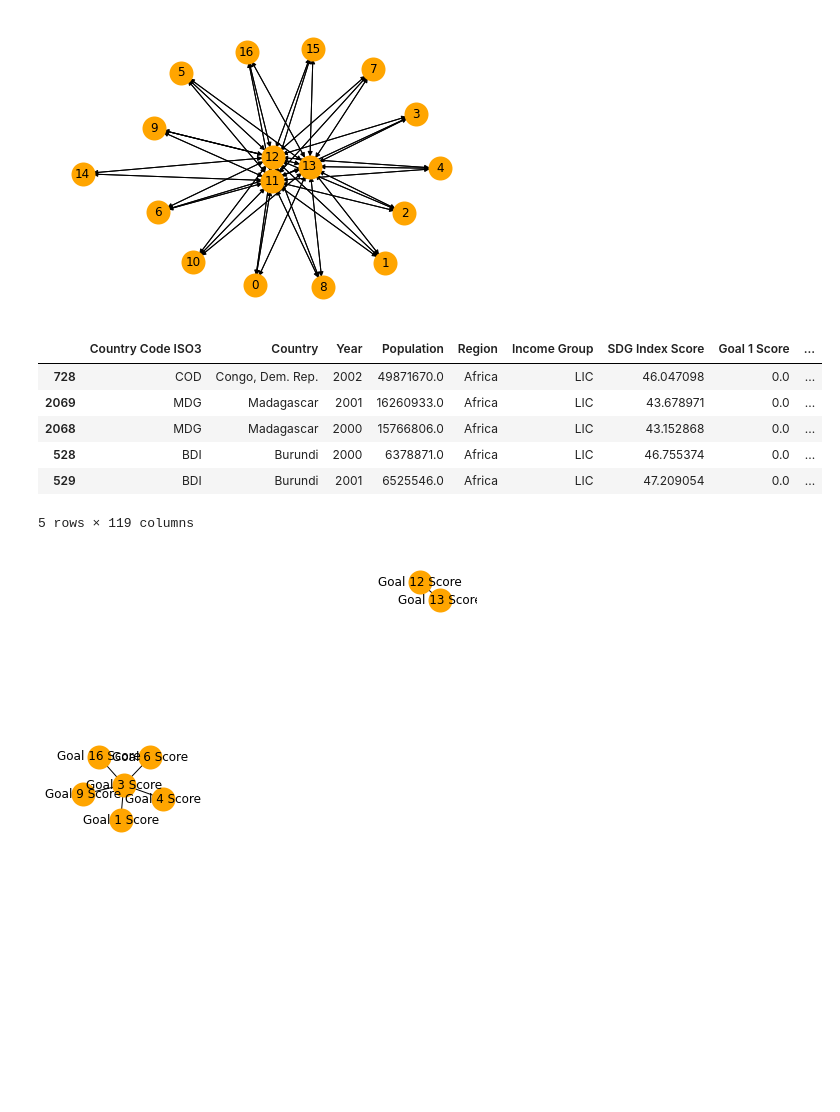
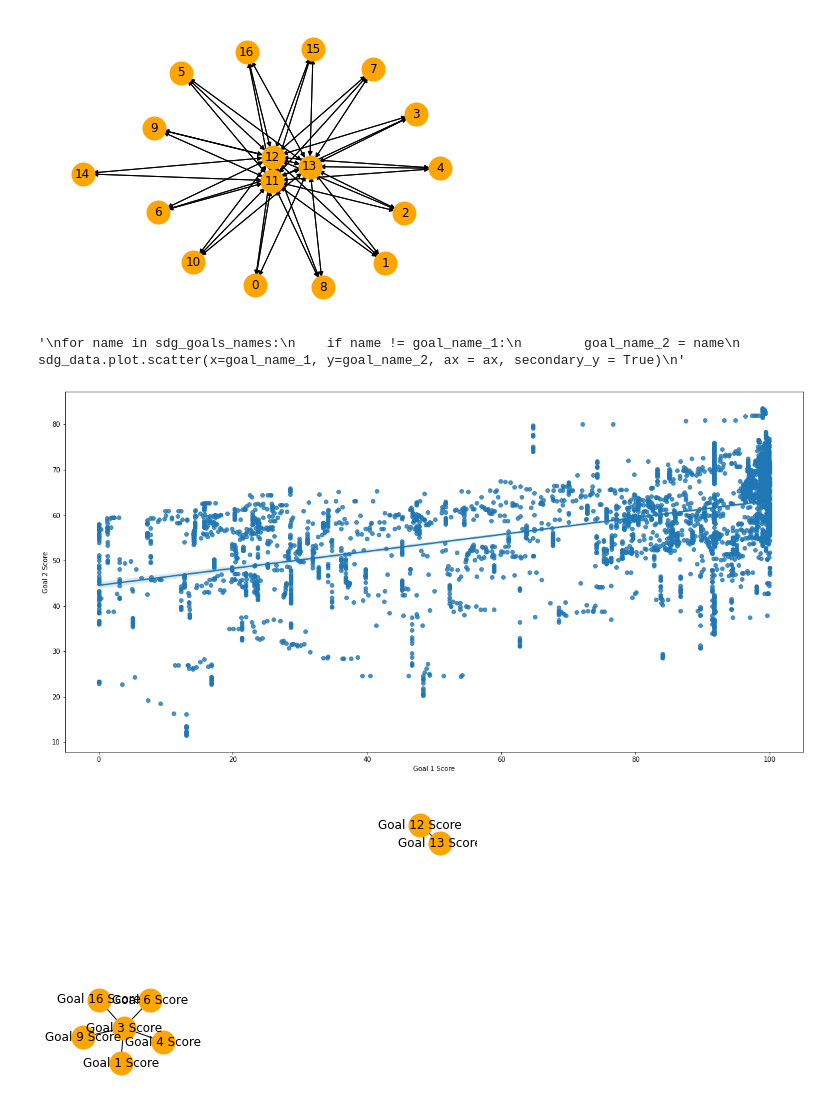
Before and after one commit to ericssimpson/sustainable-development-modeling, a Jupyter notebook: sdg_analysis.ipynb, the cells around one changed output. Saved outputs shown, nothing was run; the diff lists cells and outputs as text; code cells hidden in the pictures; blank space fills up the shorter version.

```diff
--- a/sdg_analysis.ipynb
+++ b/sdg_analysis.ipynb
@@ -90,17 +91,21 @@ graph = graph.to_networkx()
 nx.draw(graph, with_labels=True, node_color='orange', node_size=400, edge_color='black', linewidths=4, font_size=12, pos=nx.spring_layout(graph, k=0.15, weight='value', iterations=50))
 # %% [output]
 [figure]
-# %%
-sdg_1_2 = sdg_data.sort_values(by=['Goal 1 Score'], ascending=True)
-sdg_1_2.head()
-# %% [output]
-|  | Country Code ISO3 | Country | Year | Population | Region | Income Group | SDG Index Score | Goal 1 Score | ... |
-| 728 | COD | Congo, Dem. Rep. | 2002 | 49871670.0 | Africa | LIC | 46.047098 | 0.0 | ... |
-| 2069 | MDG | Madagascar | 2001 | 16260933.0 | Africa | LIC | 43.678971 | 0.0 | ... |
-| 2068 | MDG | Madagascar | 2000 | 15766806.0 | Africa | LIC | 43.152868 | 0.0 | ... |
-| 528 | BDI | Burundi | 2000 | 6378871.0 | Africa | LIC | 46.755374 | 0.0 | ... |
-| 529 | BDI | Burundi | 2001 | 6525546.0 | Africa | LIC | 47.209054 | 0.0 | ... |
-5 rows × 119 columns
+# %%
+fig, ax = plt.subplots(figsize=(20,10))
+goal_name_1 = sdg_goals_names[0]
+#sdg_data.plot.rolling(x=goal_name_1, y='Goal 2 Score', ax = ax)
+
+sns.regplot(data=sdg_data, x='Goal 1 Score', y='Goal 2 Score', scatter=False)
+'''
+for name in sdg_goals_names:
+    if name != goal_name_1:
+        goal_name_2 = name
+        sdg_data.plot.scatter(x=goal_name_1, y=goal_name_2, ax = ax, secondary_y = True)
+'''
+# %% [output]
+'\nfor name in sdg_goals_names:\n    if name != goal_name_1:\n        goal_name_2 = name\n        sdg_data.plot.scatter(x=goal_name_1, y=goal_name_2, ax = ax, secondary_y = True)\n'
+[figure, added]
 # %%
 target_1 = sdg_goals_list[5]
 target_2 = sdg_goals_list[15]
```
Also changed, not shown: parts of 1 cell of this notebook.
